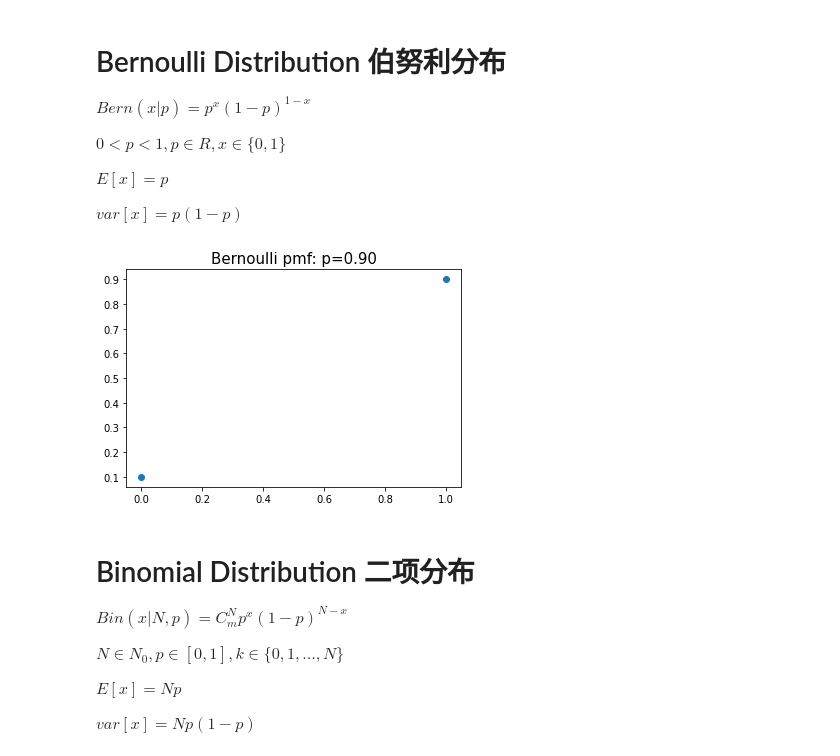
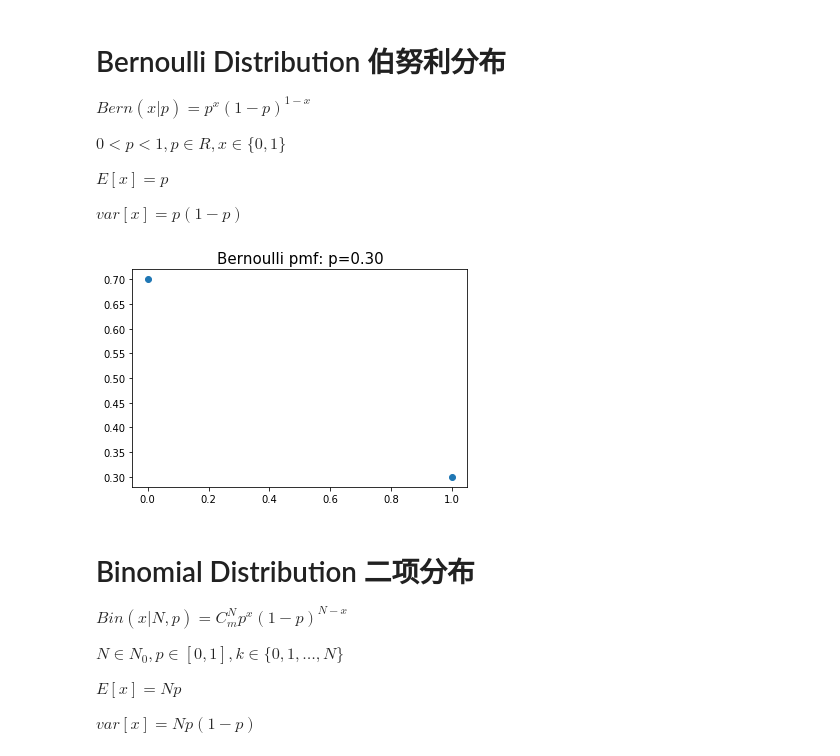
Before and after one commit to YongpeiZhang/Summer-School, a Jupyter notebook: Probability_Distribution.ipynb, the cells around one changed output. Saved outputs shown, nothing was run; the diff lists cells and outputs as text; code cells hidden in the pictures.

```diff
--- a/Probability_Distribution.ipynb
+++ b/Probability_Distribution.ipynb
@@ -21,15 +21,15 @@ $E[x] = p$
 $var[x] = p(1-p)$
 # %%
 # set parameters
-p = 0.9
+p = 0.3
 
 x = np.arange(0,2)
 bernoulli = stats.bernoulli.pmf(x, p) #pmf is the probability mass function
 plt.plot(x, bernoulli, 'o')
 plt.title('Bernoulli pmf: p=%.2f' % (p), fontsize=15)
 plt.show()
 # %% [output]
-[figure, old version]
+[figure, new version]
 # %% [markdown]
 # Binomial Distribution 二项分布
 <script type="text/javascript" src="http://cdn.mathjax.org/mathjax/latest/MathJax.js?config=default"></script>
```
